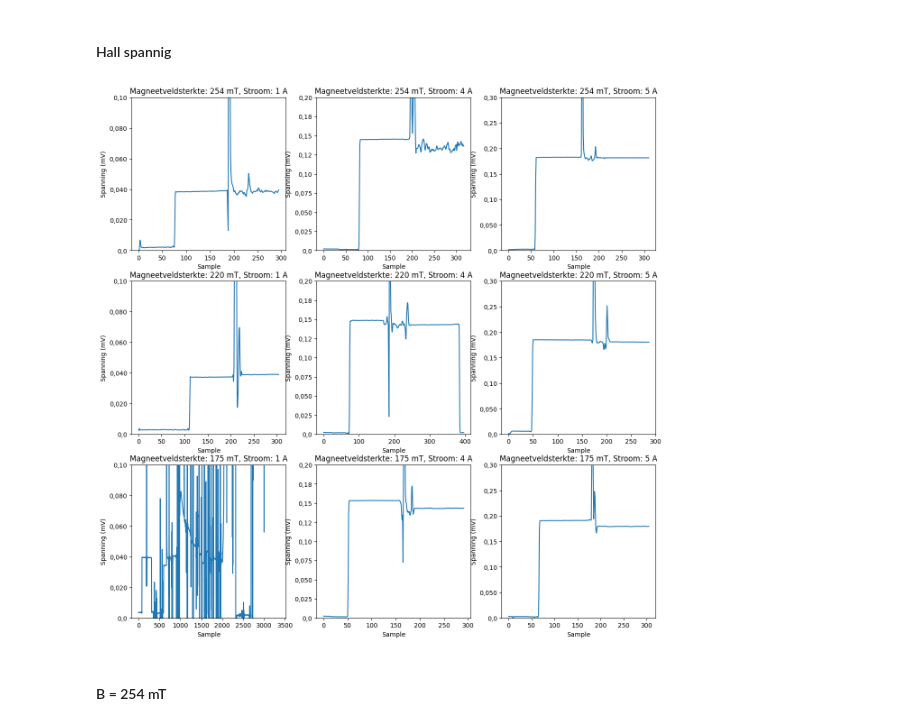
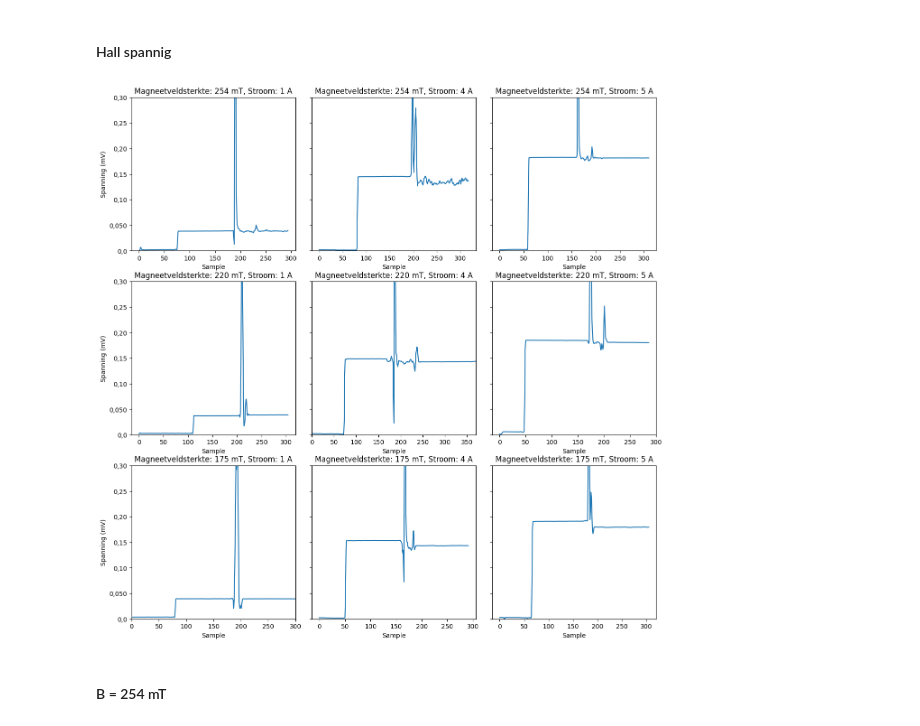
Before and after one commit to rashurko/HallEffect, a Jupyter notebook: vincent_belpaire_analysisfile.ipynb, the cells around one changed output. Cells and saved outputs as stored; diff of their text form; code cells hidden in the pictures.

```diff
--- a/vincent_belpaire_analysisfile.ipynb
+++ b/vincent_belpaire_analysisfile.ipynb
@@ -106,7 +108,8 @@ for i in range(3):
 # %%
 # aanpassen van de time window
 
-fig, ax = plt.subplots(ncols=3,figsize=(15,5))
+fig, ax = plt.subplots(ncols=3,figsize=(15,5),sharey=True)
+plt.subplots_adjust(wspace=0.1)
 Tmin,Tmax = [40,50,0],[250,140,40]
 #Tmin = [0,0,0]
 
@@ -118,4 +121,6 @@ for i in range(3):
     tmin,tmax = Tmin[i],Tmax[i]
     plot_hall(ax[i],t[np.logical_and(tmin <= t, t <= tmax)],x[np.logical_and(tmin <= t, t <= tmax)],B,A[i])
     ax[i].set_ylim(0,0.004)
+    if i > 0:
+        ax[i].set_ylabel(None)
 # %% [output]
@@ -221,7 +226,8 @@ ax.scatter(I,V)
 B = [254,220,175] # mT
 A = np.array([1,2,3]) # A
 
-fig, ax = plt.subplots(nrows=3,ncols=3,figsize=(15,15))
+fig, ax = plt.subplots(nrows=3,ncols=3,figsize=(15,15), sharey=True)
+plt.subplots_adjust(wspace=0.1)
 
 for i in range(3):
     for j in range(3):
@@ -231,4 +237,6 @@ for i in range(3):
         t = Ts*np.arange(N)
         plot_hall(ax[j,i],t,x,B[j],A[i])
         ax[j,i].set_ylim(0,0.006)
+        if i != 0:
+            ax[j,i].set_ylabel(None)
 # %% [output]
@@ -495,24 +503,31 @@ Waarde van wikepedia: $8.47\times 10^{22}$ 1/$cm^3$
 # %%
 b = 2 # cm
 h = 0.09 # mm
 l2 = 10 # cm
 
 B = [254,220,175] # mT
 A = np.array([1,4,5]) # A
 Vlim = [0.1,0.2,0.3]
 
-fig, ax = plt.subplots(nrows=3,ncols=3,figsize=(15,15))
+fig, ax = plt.subplots(nrows=3,ncols=3,figsize=(15,15),sharey=True)
+plt.subplots_adjust(wspace=0.1)
 
 for i in range(3):
     for j in range(3):
 
         x = read_data(file(B[j],A[i],metal='T'))
         N = len(x)
         t = Ts*np.arange(N)
         plot_hall(ax[j,i],t,x,B[j],A[i])
         ax[j,i].set_ylim(0,Vlim[i])
+        if i == 0 and j == 2:
+            ax[j,i].set_xlim(0,300)
+        if i == 1 and j == 1:
+            ax[j,i].set_xlim(0,370)
+        if i > 0:
+            ax[j,i].set_ylabel(None)
 # %% [output]
-[figure, old version]
+[figure, new version]
 # %% [markdown]
 #### B = 254 mT
 # %%
```
Also changed, not shown: parts of 3 cells of this notebook, 3 other files.
